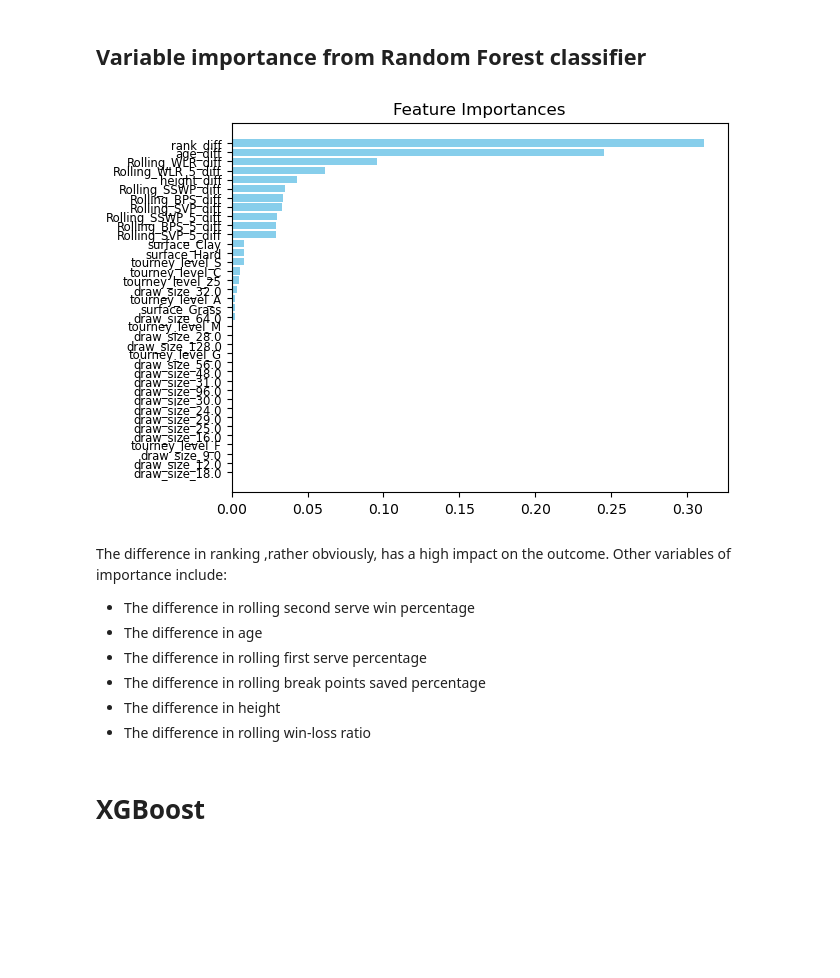
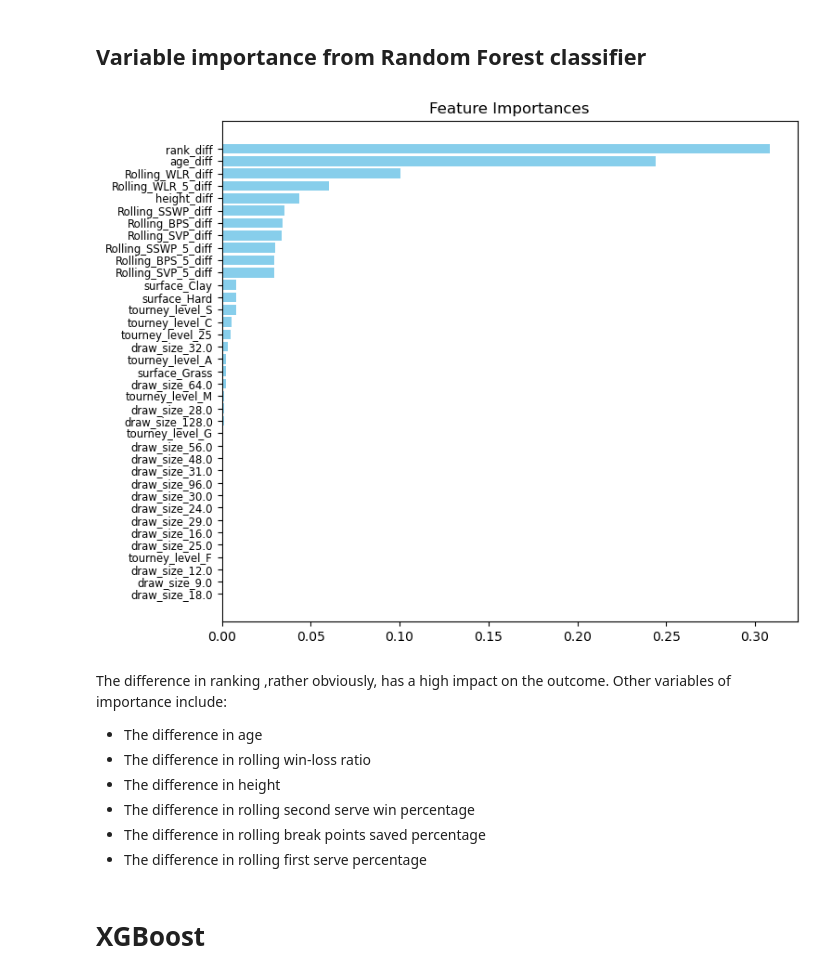
Before and after one commit to Alla977/Predicting-ATP-Tennis-Match-Outcomes, a Jupyter notebook: Machine Learning Models.ipynb, the cells around one changed output. Cells and saved outputs as stored; diff of their text form; code cells hidden in the pictures; blank space fills up the shorter version.

```diff
--- a/Machine Learning Models.ipynb
+++ b/Machine Learning Models.ipynb
@@ -142,27 +192,29 @@ forest = Pipeline(
 forest.fit(X_train,y_train)
 # %%
 
+#%%script false
 import numpy as np
 import matplotlib.pyplot as plt
 importances = forest.named_steps["regressor"].feature_importances_
 indices = np.argsort(importances)[::1]
 features = forest.named_steps["preprocessor"].get_feature_names_out()
 features = [name.split('__')[-1] for name in features]
 features_int = range(len(features))
+plt.figure(figsize=(8,7))
 plt.barh(features_int, importances[indices], align="center", color = 'skyblue')  # Create horizontal bar plot
 plt.yticks(features_int, np.array(features)[indices], fontsize = 'small')  # Set y-axis tick labels
 plt.title("Feature Importances")
 plt.show()
 # %% [output]
-[figure, old version]
+[figure, new version]
 # %% [markdown]
 The difference in ranking ,rather obviously, has a high impact on the outcome. Other variables of importance include:
+- The difference in age
+- The difference in rolling win-loss ratio
+- The difference in height
 - The difference in rolling second serve win percentage
-- The difference in age
+- The difference in rolling break points saved percentage
 - The difference in rolling first serve percentage
-- The difference in rolling break points saved percentage
-- The difference in height
-- The difference in rolling win-loss ratio
 # %% [markdown]
 # XGBoost
 # %%
```
Also changed, not shown: parts of 13 cells of this notebook, 1 other file.
